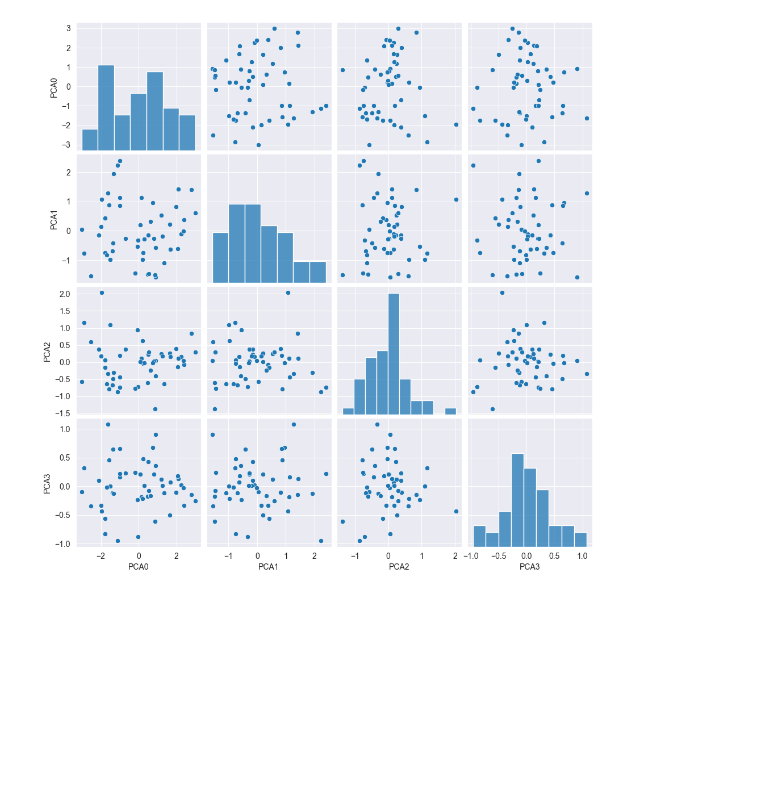
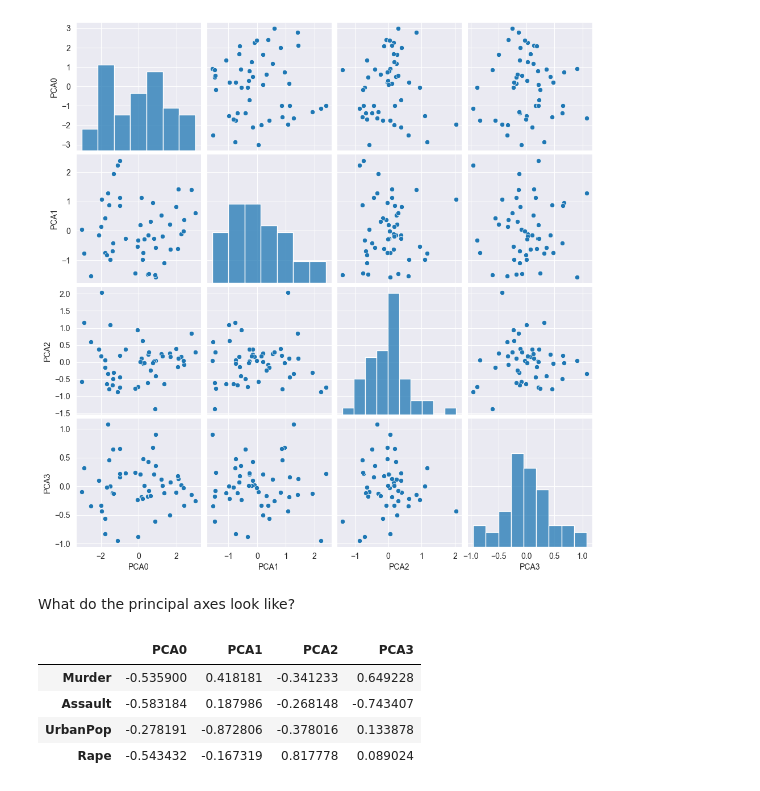
Before and after one commit to hoganman/unsuperlearn, a Jupyter notebook: 01-pca.ipynb, the cells around one changed output. Drawn from its saved outputs; the diff is of its cells as text; code cells hidden in the pictures; blank space fills up the shorter version.

```diff
--- a/01-pca.ipynb
+++ b/01-pca.ipynb
@@ -154,3 +188,18 @@ sns.pairplot(usarrests_pca_df.iloc[:, :4])
 # %% [output]
 <seaborn.axisgrid.PairGrid at 0x...>
 [figure]
+# %% [markdown]
+What do the principal axes look like?
+# %%
+pca_vec_df = pd.DataFrame(
+    w_t_mat.T,
+    index=usarrests_data_df.columns,
+    columns=[f"PCA{i}" for i in range(s_mat.shape[0])]
+)
+pca_vec_df.head()
+# %% [output]
+|  | PCA0 | PCA1 | PCA2 | PCA3 |
+| Murder | -0.535900 | 0.418181 | -0.341233 | 0.649228 |
+| Assault | -0.583184 | 0.187986 | -0.268148 | -0.743407 |
+| UrbanPop | -0.278191 | -0.872806 | -0.378016 | 0.133878 |
+| Rape | -0.543432 | -0.167319 | 0.817778 | 0.089024 |
```
Also changed, not shown: parts of 29 cells of this notebook, 4 other files.
